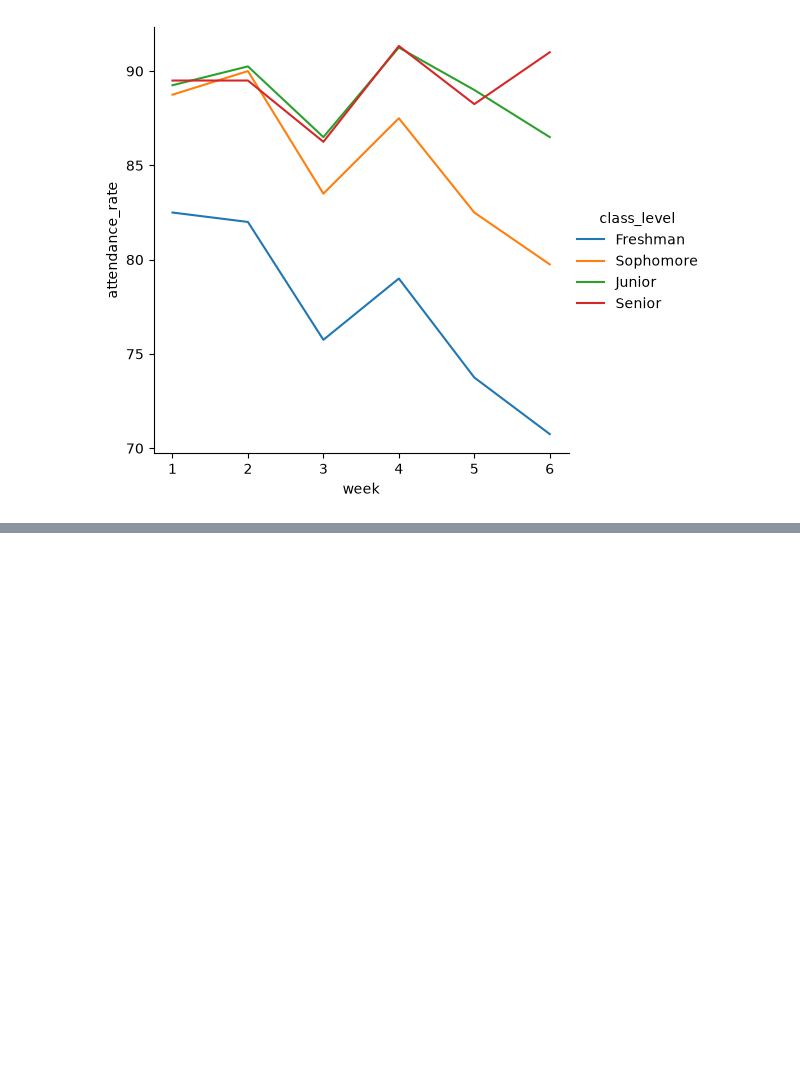
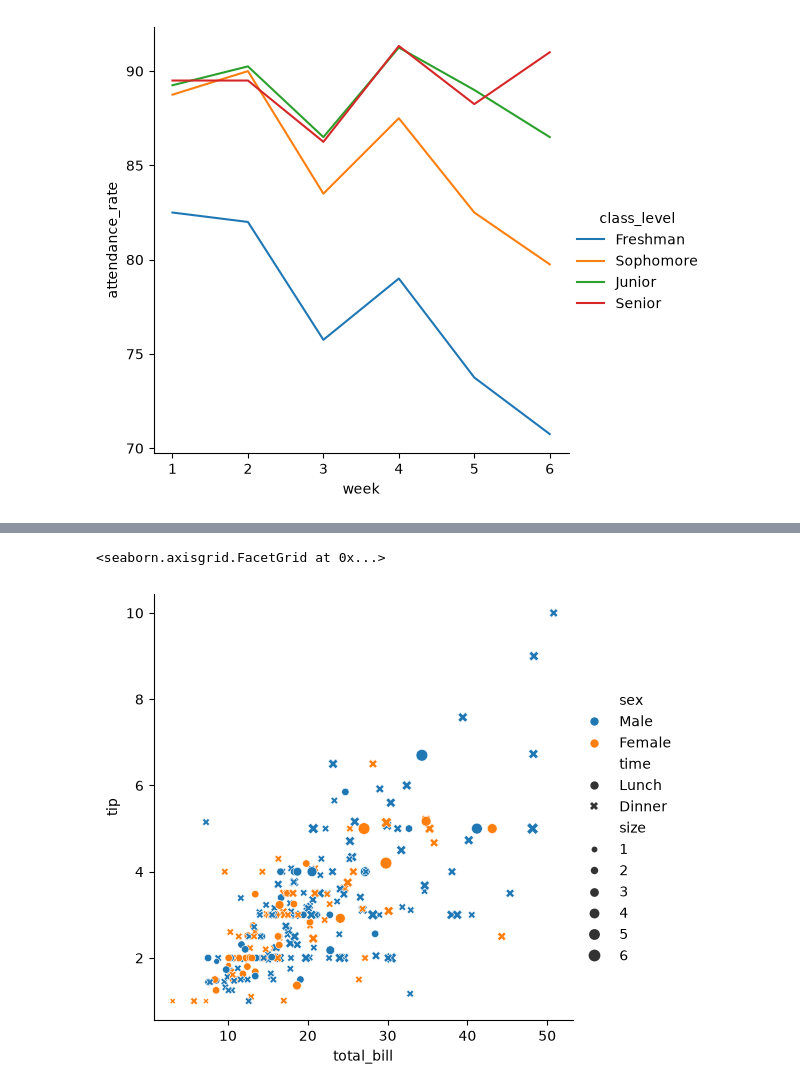
Before and after one commit to Rakibulhasan88/Phitron-week-4, a Jupyter notebook: Module-16.ipynb, the cells around one changed output, grey strips where cells are left out. Cells and saved outputs as stored; diff of their text form; code cells hidden in the pictures; blank space fills up the shorter version.

```diff
--- a/Module-16.ipynb
+++ b/Module-16.ipynb
@@ -48,0 +66,3 @@ sns.relplot(kind='line',data = student, x = 'week', y = 'attendance_rate', error
+# %%
+df = sns.load_dataset("tips")
+df.head()
@@ -48,0 +76,5 @@ sns.relplot(kind='line',data = student, x = 'week', y = 'attendance_rate', error
+# %%
+sns.relplot(kind = 'scatter', data = df, x = 'total_bill', y = 'tip',hue='sex',style = 'time', size ='size' )
+# %% [output]
+<seaborn.axisgrid.FacetGrid at 0x...>
+[figure, added]
```
Also changed, not shown: parts of 5 cells of this notebook.
